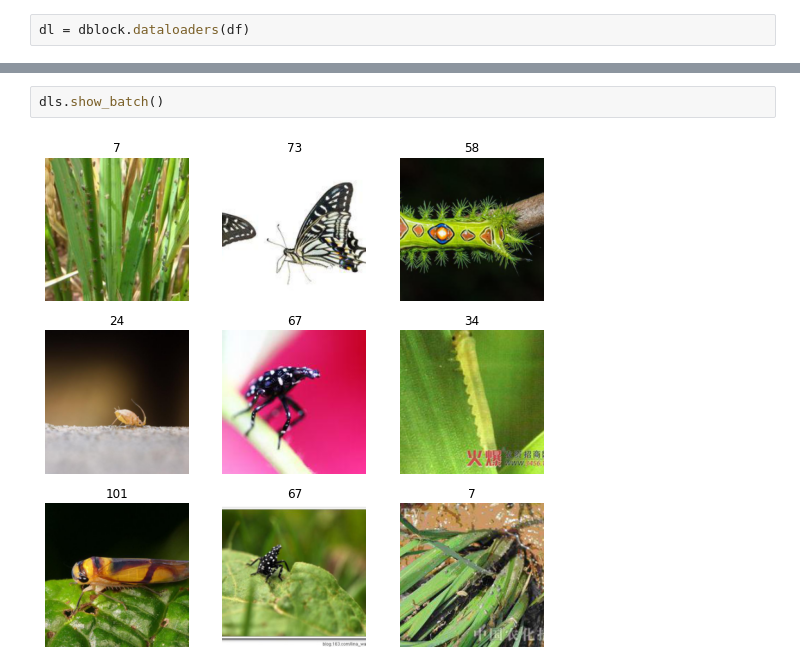
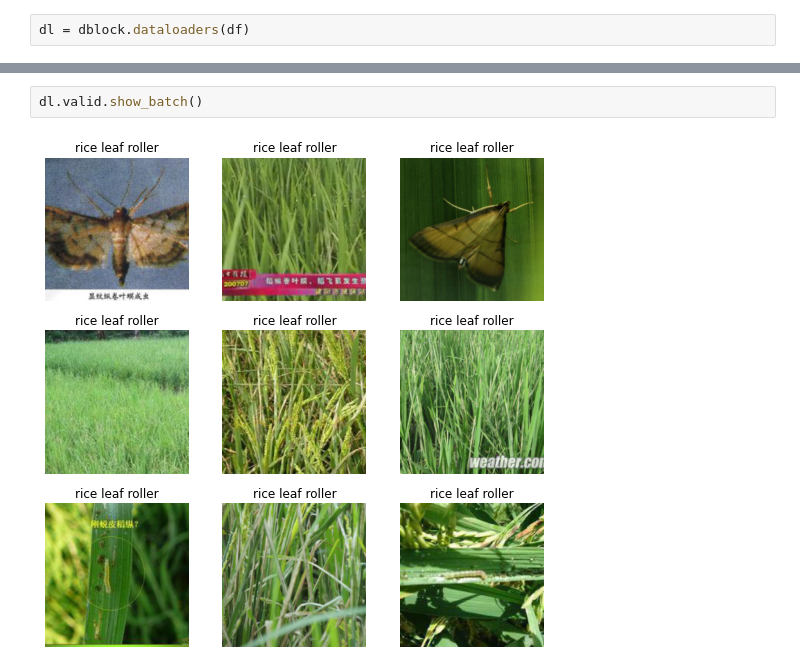
Before and after one commit to lbvx/AprendizadoDeMaquina, a Jupyter notebook: trabalho.ipynb, the cells around one changed output, grey strips where cells are left out. Cells and saved outputs as stored; diff of their text form.

```diff
--- a/trabalho.ipynb
+++ b/trabalho.ipynb
@@ -161,4 +178,4 @@ dls = ImageDataLoaders.from_name_func(
-# %%
-dls.show_batch()
-# %% [output]
-[figure, removed]
+# %%
+dl.valid.show_batch()
+# %% [output]
+[figure, added]
```
Also changed, not shown: parts of 19 cells of this notebook.
